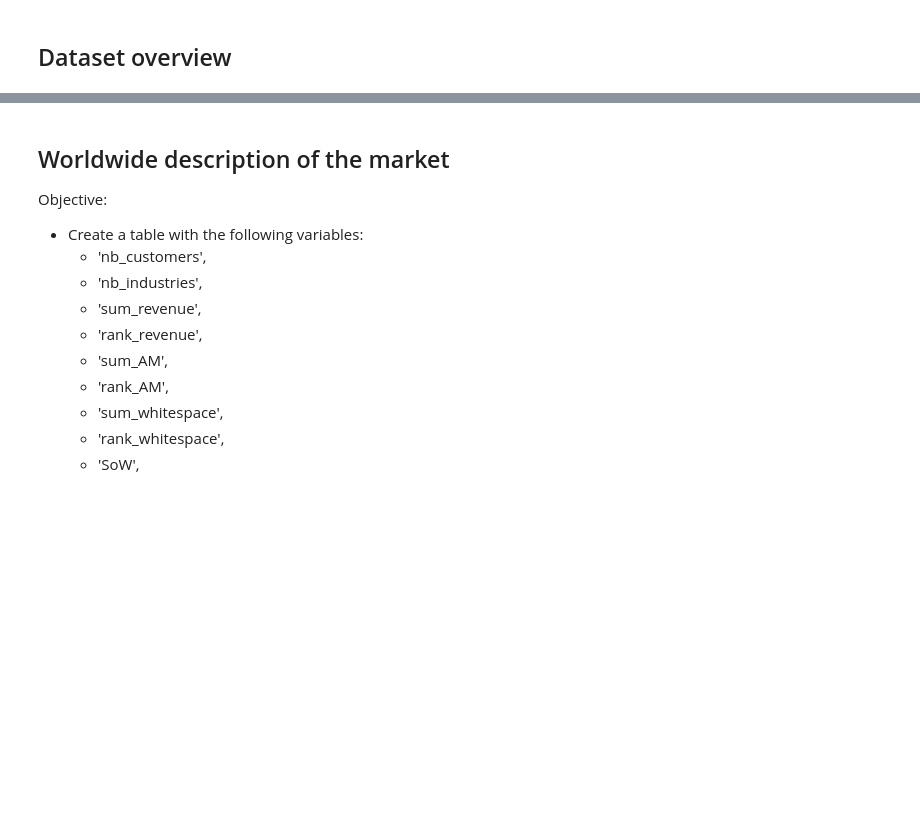
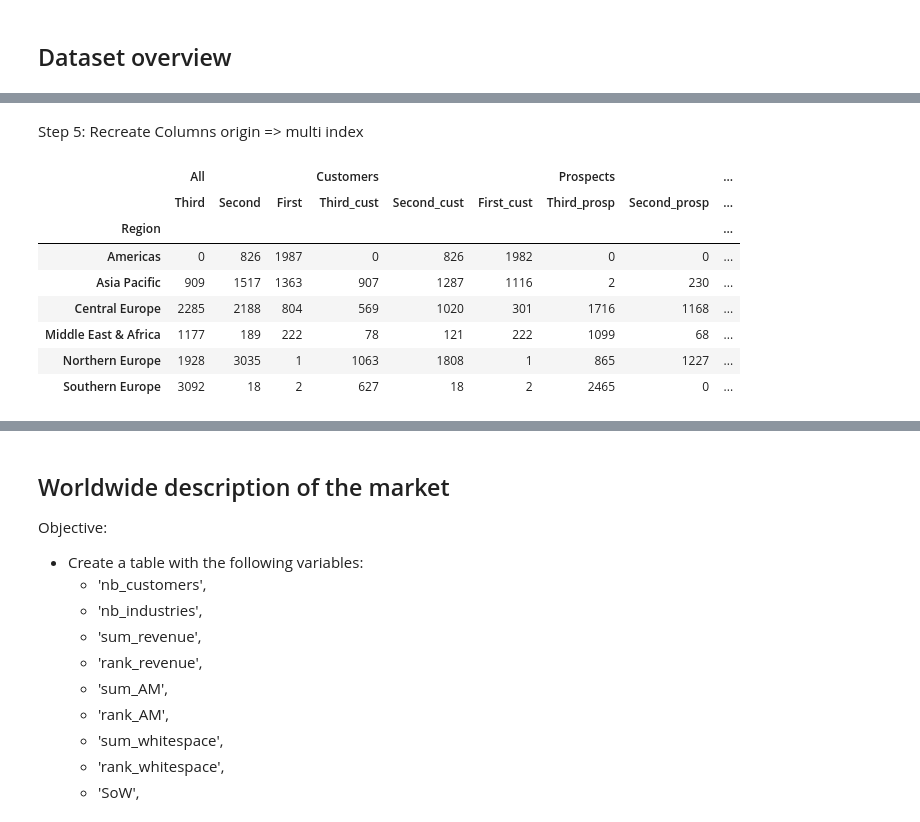
Before and after one commit to thomaspernet/PythonTeaching, a Jupyter notebook: Lectures/05_Pandas/UseCases/Use_Case_CA.ipynb, the cells around one changed output, grey strips where cells are left out. Cells and saved outputs as stored; diff of their text form; code cells hidden in the pictures; blank space fills up the shorter version.

```diff
--- a/Lectures/05_Pandas/UseCases/Use_Case_CA.ipynb
+++ b/Lectures/05_Pandas/UseCases/Use_Case_CA.ipynb
@@ -151,0 +126,9 @@ all_
+# %%
+prospect = (df_final
+            .loc[lambda x: x['TARGET_reference'] <= 0]
+            .reset_index('ID')
+            .groupby(['Region', 'Relationship'])['ID']
+            .count()
+            .unstack(-1, fill_value=0)
+            )
+prospect
@@ -151,0 +146,8 @@ all_
+# %%
+all_ = (df_final
+            .reset_index('ID')
+            .groupby(['Region', 'Relationship'])['ID']
+            .count()
+            .unstack(-1, fill_value=0)
+            )
+all_
@@ -151,0 +165,3 @@ all_
+# %%
+df_customers = pd.concat([all_, prospect, custom], axis = 1)
+df_customers.head()
@@ -151,0 +178,7 @@ all_
+# %%
+df_customers_ = df_customers.assign(
+    perc_First=lambda x: x.iloc[:, 6] / x.iloc[:, 0],
+    perc_Second=lambda x: x.iloc[:, 7] / x.iloc[:, 1],
+    perc_Third=lambda x: x.iloc[:, 8] / x.iloc[:, 2]
+)
+df_customers_.head()
@@ -152 +193,29 @@ all_
+# %% [markdown]
+Step 5: Recreate Columns origin => multi index
+# %%
+columns=[
+    ('All','Third'),
+    ('All','Second'),
+    ('All', 'First'),
+    ('Customers','Third_cust'),
+    ('Customers','Second_cust'),
+    ('Customers', 'First_cust'),
+    ('Prospects','Third_prosp'),
+    ('Prospects','Second_prosp'),
+    ('Prospects', 'First_prosp'),
+    ('perc','Third_perc'),
+    ('perc','Second_perc'),
+    ('perc', 'First_perc')]
+df_customers_.columns=pd.MultiIndex.from_tuples(columns)
+df_customers_
+# %% [output]
+|  | All |  |  | Customers |  |  | Prospects |  | ... |
+|  | Third | Second | First | Third_cust | Second_cust | First_cust | Third_prosp | Second_prosp | ... |
+| Region |  |  |  |  |  |  |  |  | ... |
+| Americas | 0 | 826 | 1987 | 0 | 826 | 1982 | 0 | 0 | ... |
+| Asia Pacific | 909 | 1517 | 1363 | 907 | 1287 | 1116 | 2 | 230 | ... |
+| Central Europe | 2285 | 2188 | 804 | 569 | 1020 | 301 | 1716 | 1168 | ... |
+| Middle East & Africa | 1177 | 189 | 222 | 78 | 121 | 222 | 1099 | 68 | ... |
+| Northern Europe | 1928 | 3035 | 1 | 1063 | 1808 | 1 | 865 | 1227 | ... |
+| Southern Europe | 3092 | 18 | 2 | 627 | 18 | 2 | 2465 | 0 | ... |
 # %%
```
Also changed, not shown: parts of 31 cells of this notebook.
